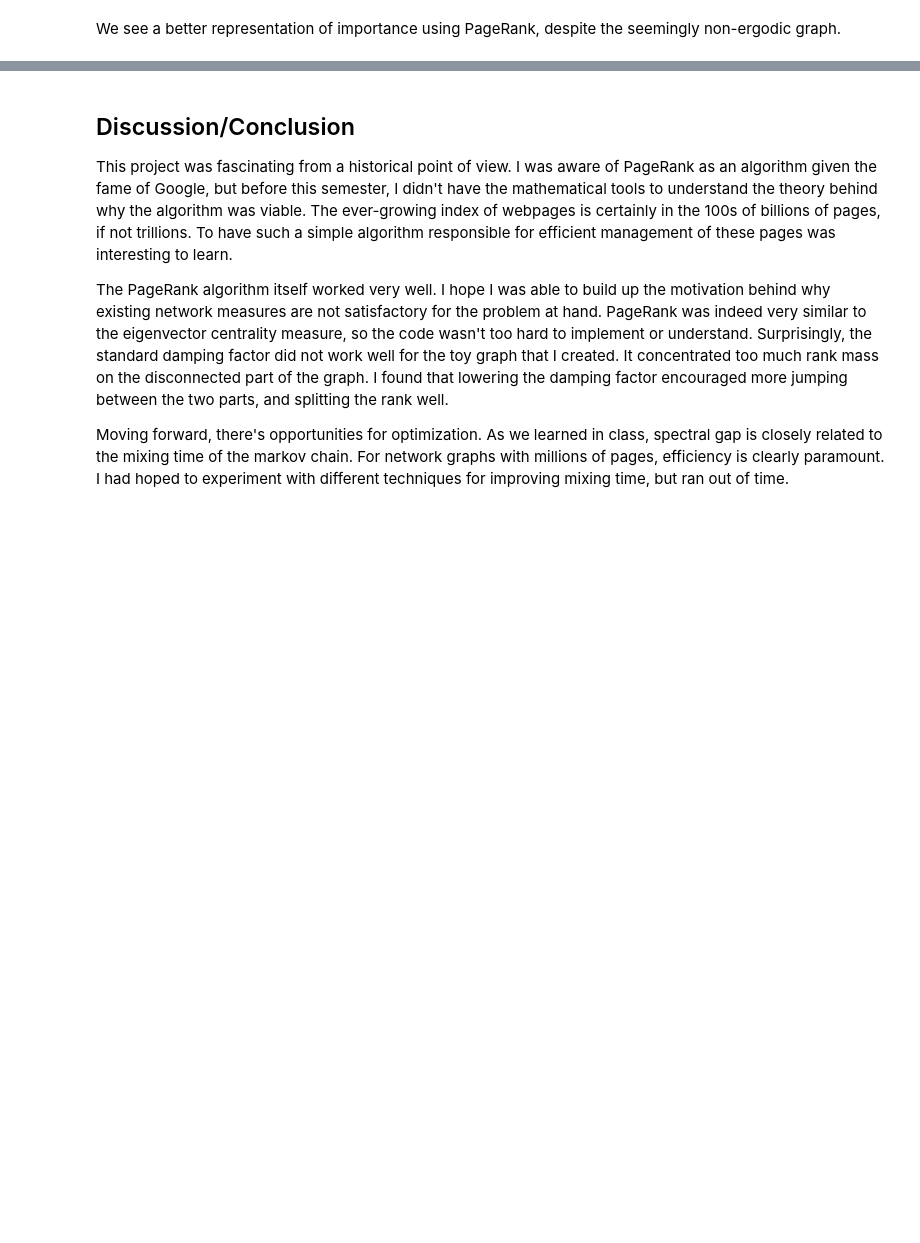
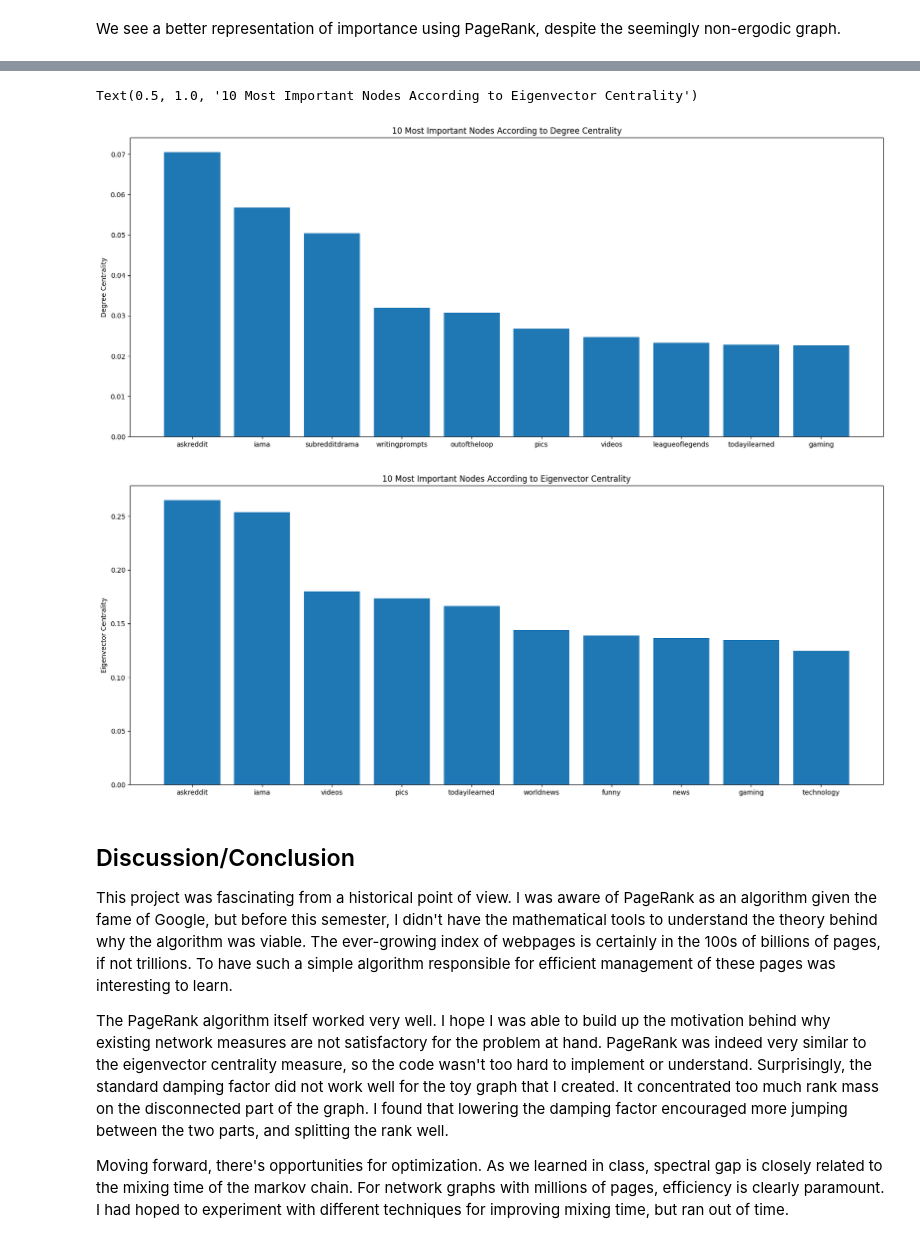
Before and after one commit to vviggyy/mc_pagerank, a Jupyter notebook: mc_pagerank.ipynb, the cells around one changed output, grey strips where cells are left out. Cells and saved outputs as stored; diff of their text form; code cells hidden in the pictures; blank space fills up the shorter version.

```diff
--- a/mc_pagerank.ipynb
+++ b/mc_pagerank.ipynb
@@ -286,0 +295,4 @@ We see a better representation of importance using PageRank, despite the seeming
+# %%
+#load in reddit graph and create digraph
+reddit = pd.read_csv("soc-redditHyperlinks-body.tsv", sep="\t")
+g_reddit = nx.from_pandas_edgelist(reddit, source="SOURCE_SUBREDDIT", target="TARGET_SUBREDDIT", create_using=nx.DiGraph())
@@ -286,0 +326,20 @@ We see a better representation of importance using PageRank, despite the seeming
+# %%
+top10_degree = sorted(nx.degree_centrality(g_reddit).items(), key = lambda imp: imp[1], reverse =True)[:10]
+top10_ev = sorted(nx.eigenvector_centrality(g_reddit).items(), key = lambda imp: imp[1], reverse =True)[:10]
+
+keys_deg, values_deg = zip(*top10_degree)
+keys_ev, values_ev = zip(*top10_ev)
+
+plt.figure(figsize=(20,8))
+plt.bar(keys_deg, values_deg)
+plt.ylabel("Degree Centrality")
+plt.title("10 Most Important Nodes According to Degree Centrality")
+
+plt.figure(figsize=(20,8))
+plt.bar(keys_ev, values_ev)
+plt.ylabel("Eigenvector Centrality")
+plt.title("10 Most Important Nodes According to Eigenvector Centrality")
+# %% [output]
+Text(0.5, 1.0, '10 Most Important Nodes According to Eigenvector Centrality')
+[figure, added]
+[figure, added]
```
Also changed, not shown: parts of 9 cells of this notebook.
